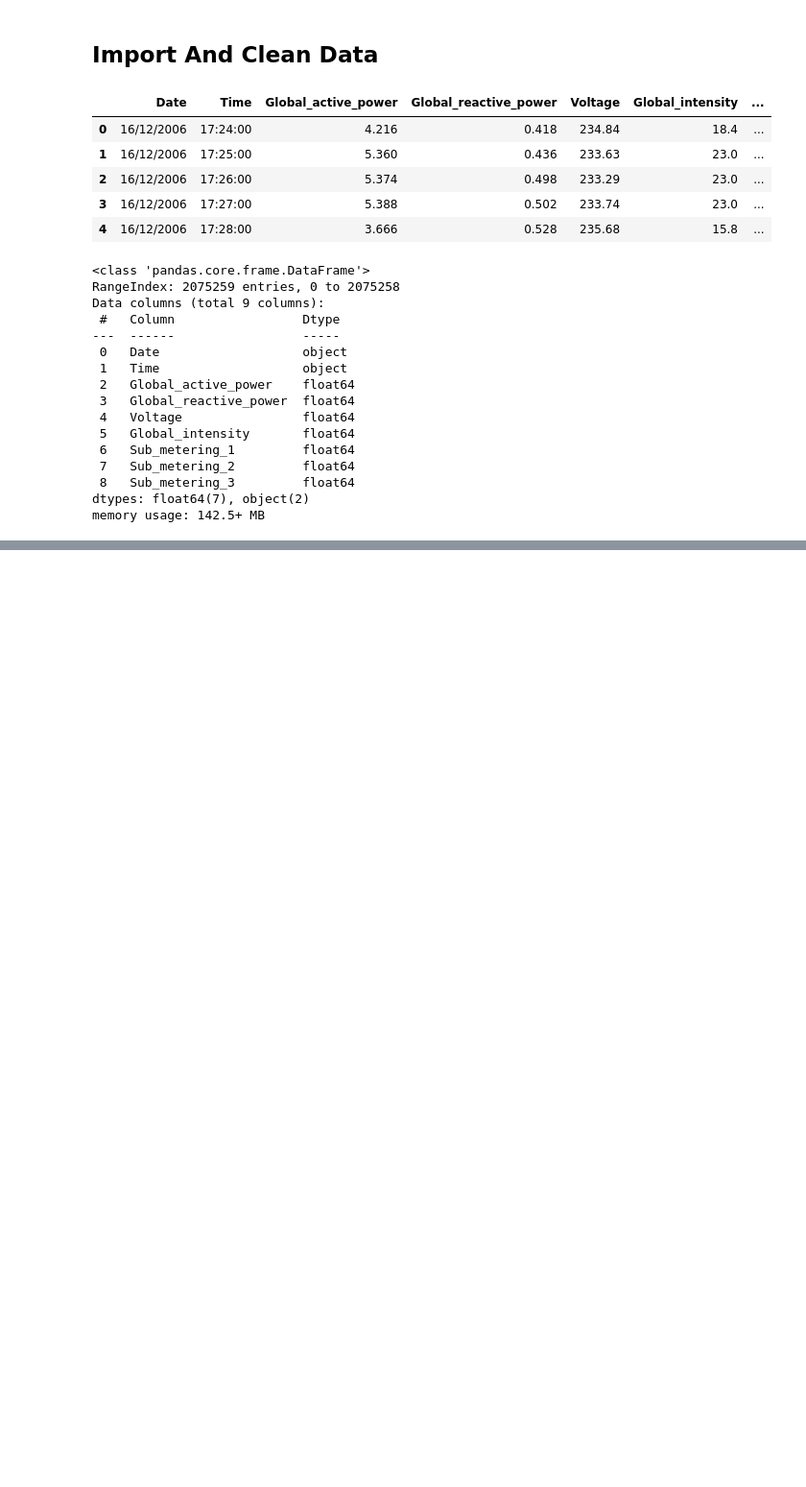
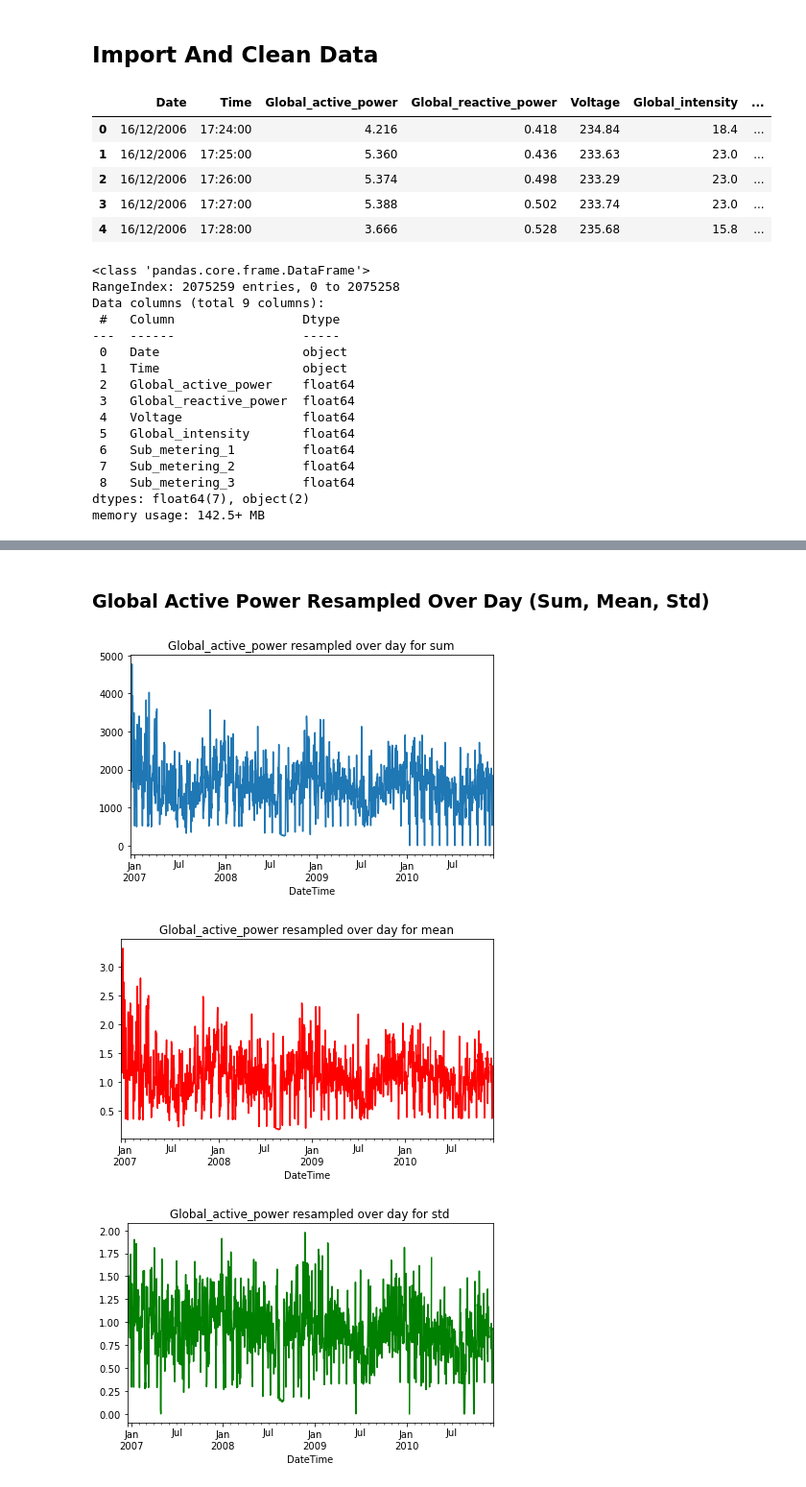
Before and after one commit to Ishika18/COMP_4949_BIG_DATA, a Jupyter notebook: assignments/A01211571_A3.ipynb, the cells around one changed output, grey strips where cells are left out. Shown at 96% size. Drawn from its saved outputs; the diff is of its cells as text; code cells hidden in the pictures; blank space fills up the shorter version.

```diff
--- a/assignments/A01211571_A3.ipynb
+++ b/assignments/A01211571_A3.ipynb
@@ -82,7 +86,12 @@ memory usage: 142.5+ MB
 # %%
 # We will merge date and time to one column
-df["Date"] = pd.to_datetime(df["Date"])
-df["Time"] = pd.to_timedelta(df["Time"])
+def set_date_time_index(df, set_index=True):
+    df["Date"] = pd.to_datetime(df["Date"])
+    df["Time"] = pd.to_timedelta(df["Time"])
 
-df["DateTime"] = df["Date"] + df["Time"]
-df.drop(columns=["Date", "Time"])
+    df["DateTime"] = df["Date"] + df["Time"]
+
+    if set_index:
+        df = df.set_index("DateTime")
+
+set_date_time_index(df)
@@ -105,0 +152,22 @@ df = df.fillna(df.mean())
+# %% [markdown]
+### Global Active Power Resampled Over Day (Sum, Mean, Std)
+# %%
+set_date_time_index(df)
+df = df.set_index("DateTime")
+
+df.Global_active_power.resample('D').sum().plot(title='Global_active_power resampled over day for sum')
+
+plt.tight_layout()
+plt.show()
+
+df.Global_active_power.resample('D').mean().plot(title='Global_active_power resampled over day for mean', color='red')
+plt.tight_layout()
+plt.show()
+
+df.Global_active_power.resample('D').std().plot(title='Global_active_power resampled over day for std', color='green')
+plt.tight_layout()
+plt.show()
+# %% [output]
+[figure, added]
+[figure, added]
+[figure, added]
```
Also changed, not shown: parts of 51 cells of this notebook, 14 other files.
